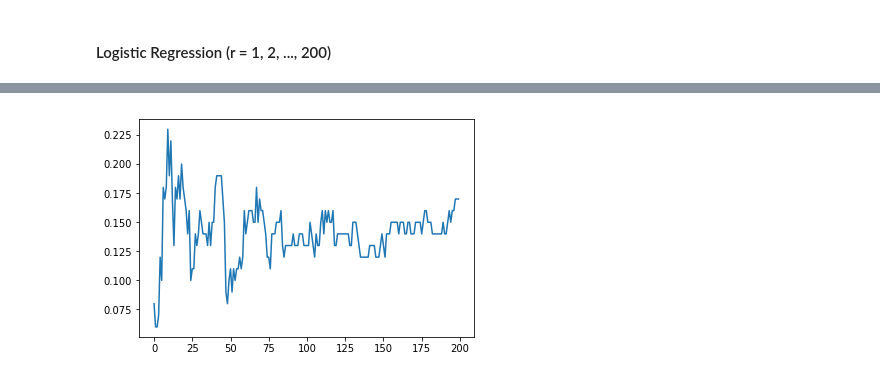
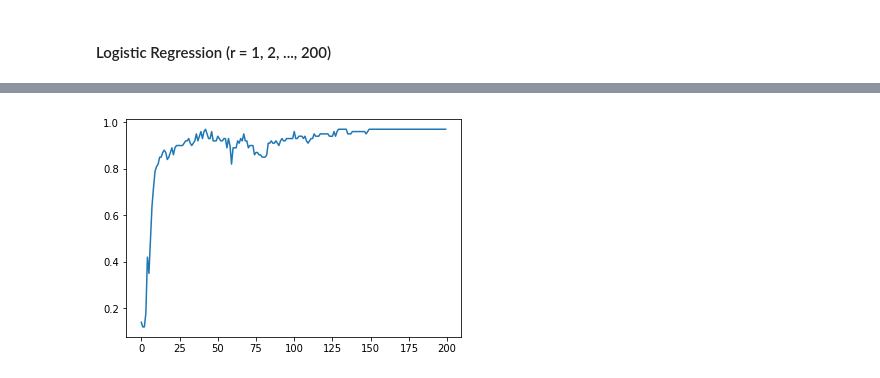
Before and after one commit to ctc316/Eigenface, a Jupyter notebook: main.ipynb, the cells around one changed output, grey strips where cells are left out. Saved outputs shown, nothing was run; the diff lists cells and outputs as text; code cells hidden in the pictures.

```diff
--- a/main.ipynb
+++ b/main.ipynb
@@ -137,7 +136,7 @@ clf.score(F_test, test_labels)
 scores = []
 for r in range(1, 201):
     f_train = get_eigenface_feature(vh_train, r, train_data_norm)
-    f_test = get_eigenface_feature(vh_test, r, test_data_norm)
+    f_test = get_eigenface_feature(vh_train, r, test_data_norm)
     clf = LogisticRegression(multi_class='ovr').fit(f_train, train_labels)
     scores.append(clf.score(f_test, test_labels))
 
@@ -150 +149 @@ Wall time: 2min 52s
-[figure, old version]
+[figure, new version]
```
Also changed, not shown: parts of 3 cells of this notebook.
